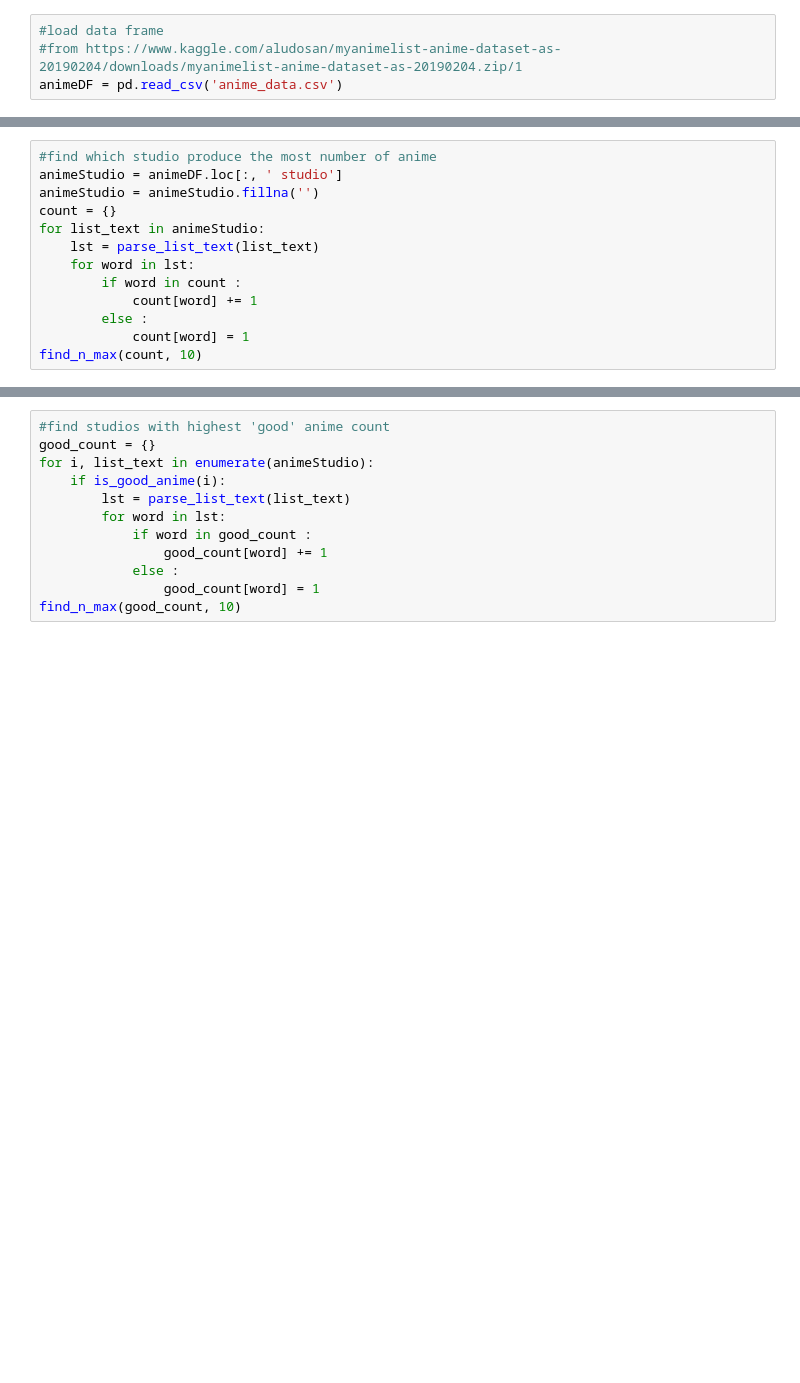
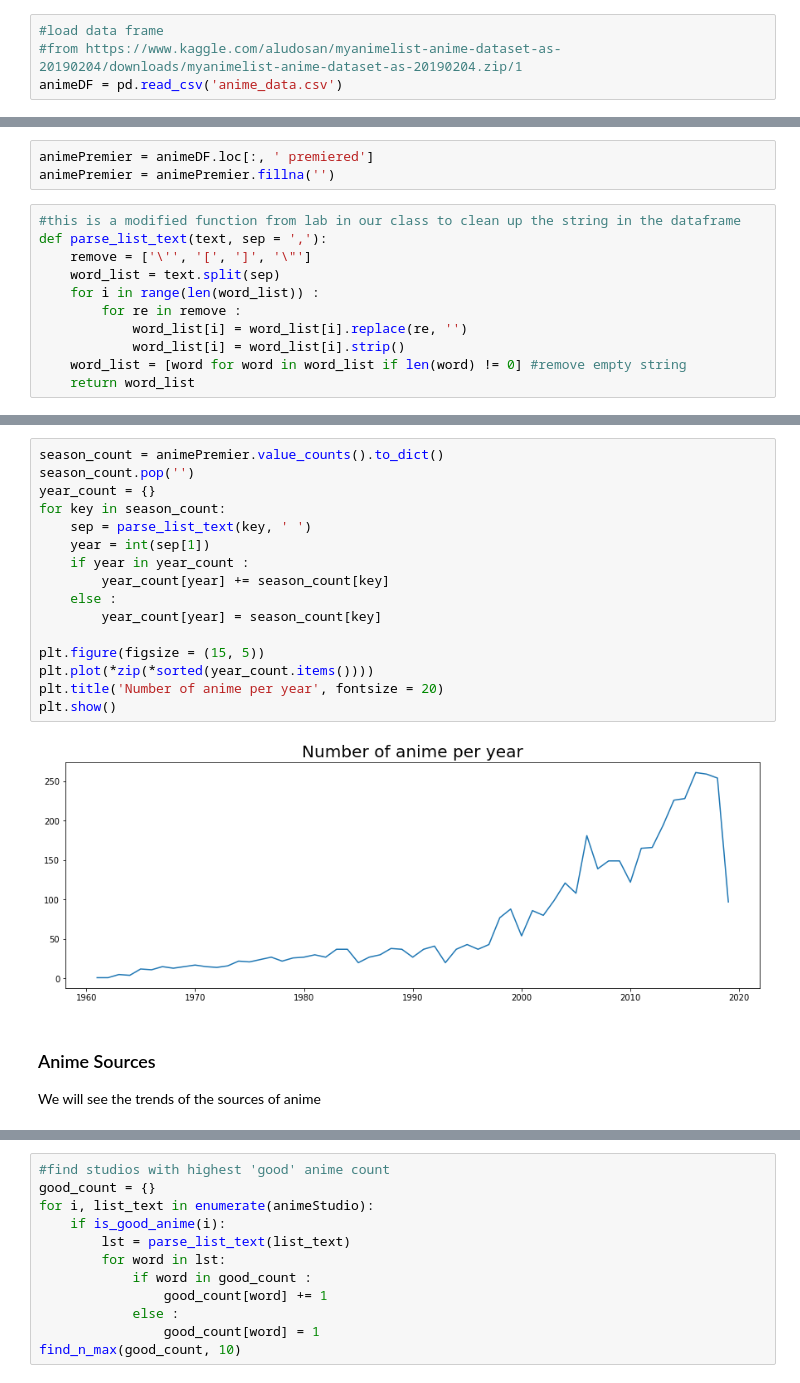
Before and after one commit to physics91si/spring19-final-project-patinkaew, a Jupyter notebook: project.ipynb, the cells around one changed output, grey strips where cells are left out. Drawn from its saved outputs; the diff is of its cells as text; blank space fills up the shorter version.

```diff
--- a/project.ipynb
+++ b/project.ipynb
@@ -67,13 +17,0 @@ def find_n_max(dct, n):
-# %%
-#find which studio produce the most number of anime
-animeStudio = animeDF.loc[:, ' studio']
-animeStudio = animeStudio.fillna('')
-count = {}
-for list_text in animeStudio:
-    lst = parse_list_text(list_text)
-    for word in lst:
-        if word in count :
-            count[word] += 1
-        else :
-            count[word] = 1
-find_n_max(count, 10)
@@ -122,0 +46,14 @@ def is_good_anime(i):
+# %%
+animePremier = animeDF.loc[:, ' premiered']
+animePremier = animePremier.fillna('')
+# %%
+#this is a modified function from lab in our class to clean up the string in the dataframe
+def parse_list_text(text, sep = ','):
+    remove = ['\'', '[', ']', '\"']
+    word_list = text.split(sep)
+    for i in range(len(word_list)) :
+        for re in remove :
+            word_list[i] = word_list[i].replace(re, '')
+            word_list[i] = word_list[i].strip()
+    word_list = [word for word in word_list if len(word) != 0] #remove empty string
+    return word_list
@@ -122,0 +82,21 @@ def is_good_anime(i):
+# %%
+season_count = animePremier.value_counts().to_dict()
+season_count.pop('')
+year_count = {}
+for key in season_count:
+    sep = parse_list_text(key, ' ')
+    year = int(sep[1])
+    if year in year_count :
+        year_count[year] += season_count[key]
+    else :
+        year_count[year] = season_count[key]
+
+plt.figure(figsize = (15, 5))
+plt.plot(*zip(*sorted(year_count.items())))
+plt.title('Number of anime per year', fontsize = 20)
+plt.show()
+# %% [output]
+[figure, added]
+# %% [markdown]
+### Anime Sources
+We will see the trends of the sources of anime
```
Also changed, not shown: parts of 62 cells of this notebook.
